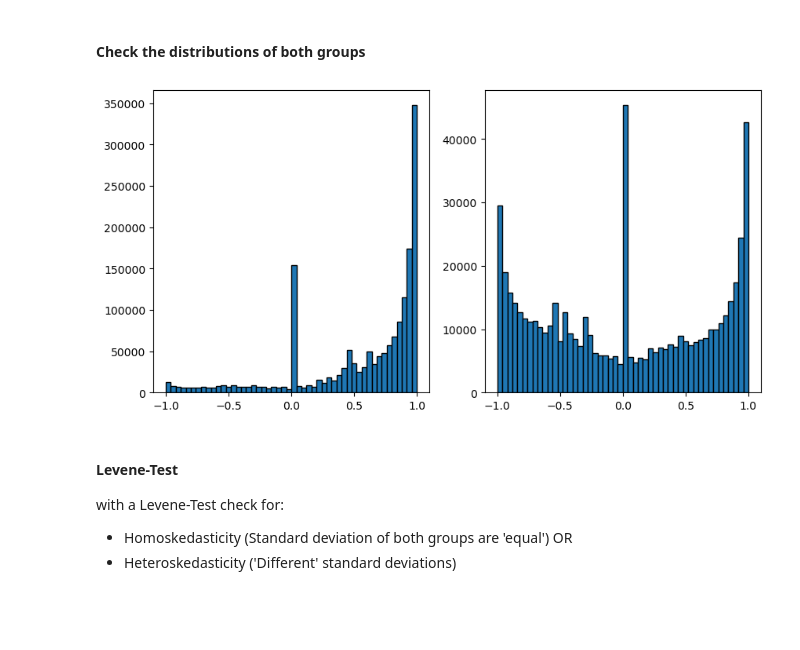
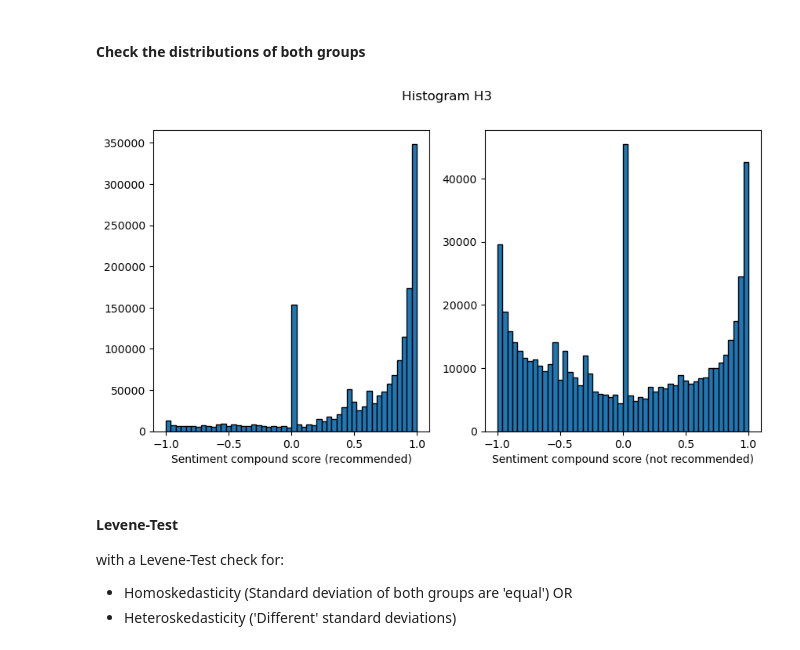
Before and after one commit to csum1/SteamGamesSentiment, a Jupyter notebook: steam.ipynb, the cells around one changed output. Saved outputs shown, nothing was run; the diff lists cells and outputs as text; code cells hidden in the pictures; blank space fills up the shorter version.

```diff
--- a/steam.ipynb
+++ b/steam.ipynb
@@ -701,12 +702,14 @@ plt.show()
 #### Check the distributions of both groups
 # %%
 fig, (ax1, ax2) = plt.subplots(nrows=1, ncols=2, figsize=(10, 5))
+fig.suptitle("Histogram H3")
 ax1.hist(df_votedup_reviews['sent.comp'], bins=50, edgecolor='black')
-ax1.set_xlabel('')
+ax1.set_xlabel("Sentiment compound score (recommended)")
 ax2.hist(df_voteddown_reviews['sent.comp'], bins=50, edgecolor='black')
+ax2.set_xlabel("Sentiment compound score (not recommended)")
 plt.show()
 # %% [output]
-[figure, old version]
+[figure, new version]
 # %% [markdown]
 #### Levene-Test
 with a Levene-Test check for:
```
Also changed, not shown: parts of 6 cells of this notebook.
